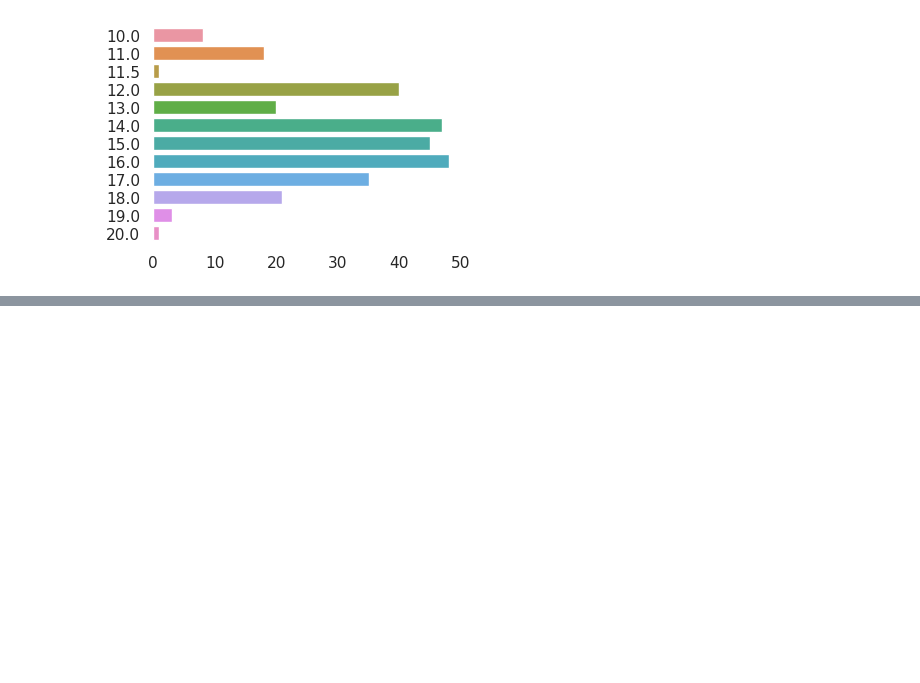
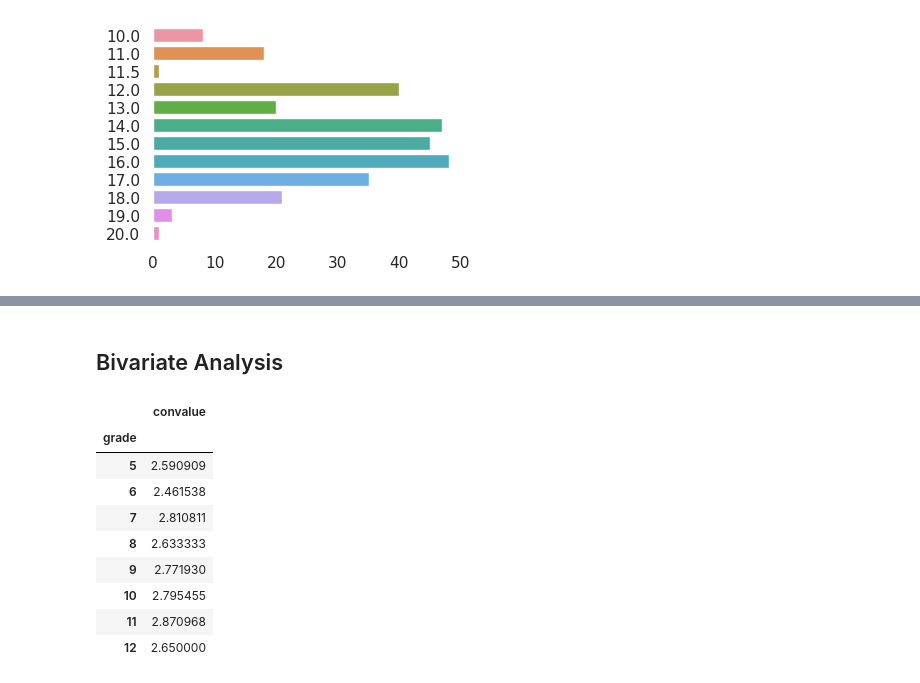
Before and after one commit to Ammon21/School-Data-Science-Project, a Jupyter notebook: notebooks/EDA.ipynb, the cells around one changed output, grey strips where cells are left out. Cells and saved outputs as stored; diff of their text form; code cells hidden in the pictures; blank space fills up the shorter version.

```diff
--- a/notebooks/EDA.ipynb
+++ b/notebooks/EDA.ipynb
@@ -52,0 +96,2 @@ ax.tick_params(left=False)
+# %% [markdown]
+## Bivariate Analysis
@@ -52,0 +108,13 @@ ax.tick_params(left=False)
+# %%
+df.groupby('grade')[['convalue']].mean()
+# %% [output]
+|  | convalue |
+| grade |  |
+| 5 | 2.590909 |
+| 6 | 2.461538 |
+| 7 | 2.810811 |
+| 8 | 2.633333 |
+| 9 | 2.771930 |
+| 10 | 2.795455 |
+| 11 | 2.870968 |
+| 12 | 2.650000 |
```
Also changed, not shown: parts of 11 cells of this notebook, 1 other file.
